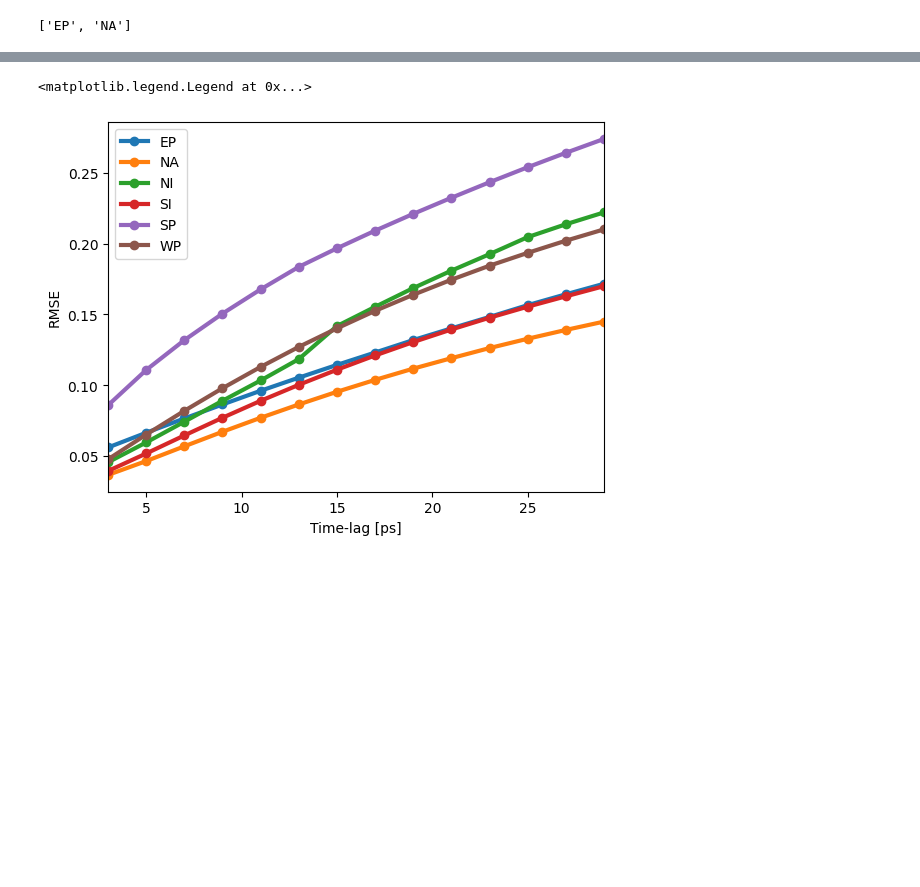
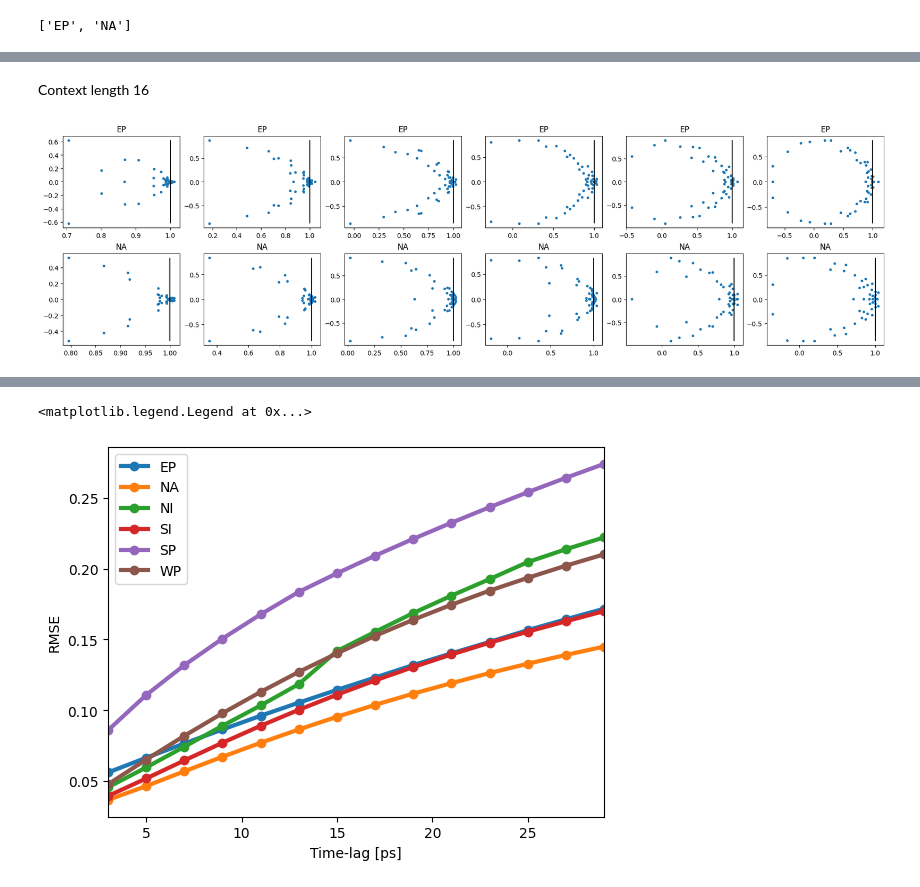
Before and after one commit to ejbrun/koopman_learning_tropical_cyclone, a Jupyter notebook: examples/koopman_kernel_for_TC_spectral_analysis.ipynb, the cells around one changed output, grey strips where cells are left out. Cells and saved outputs as stored; diff of their text form; code cells hidden in the pictures; blank space fills up the shorter version.

```diff
--- a/examples/koopman_kernel_for_TC_spectral_analysis.ipynb
+++ b/examples/koopman_kernel_for_TC_spectral_analysis.ipynb
@@ -245,0 +281,14 @@ for time_lag_idx, time_lag in enumerate(time_lags):
+# %% [markdown]
+Context length 16
+# %%
+fig, ax = plt.subplots(len(basins), len(time_lags_selection), constrained_layout=True)
+fig.set_size_inches(3 * len(time_lags_selection), 5)
+
+for time_lag_idx, time_lag in enumerate(time_lags_selection):
+    for basin_idx, basin in enumerate(basins):
+        ax[basin_idx, time_lag_idx].plot(evals_d[basin][time_lag].real, evals_d[basin][time_lag].imag, ".")
+        ax[basin_idx, time_lag_idx].set_title(basin)
+        ax[basin_idx, time_lag_idx].vlines(1.0, evals_d[basin][time_lag].imag.min(), evals_d[basin][time_lag].imag.max(), color="black")
+        # ax[basin_idx, time_lag_idx].set_xlim(0.7,1.1)
+# %% [output]
+[figure, added]
```
Also changed, not shown: parts of 12 cells of this notebook, 3 other files.
